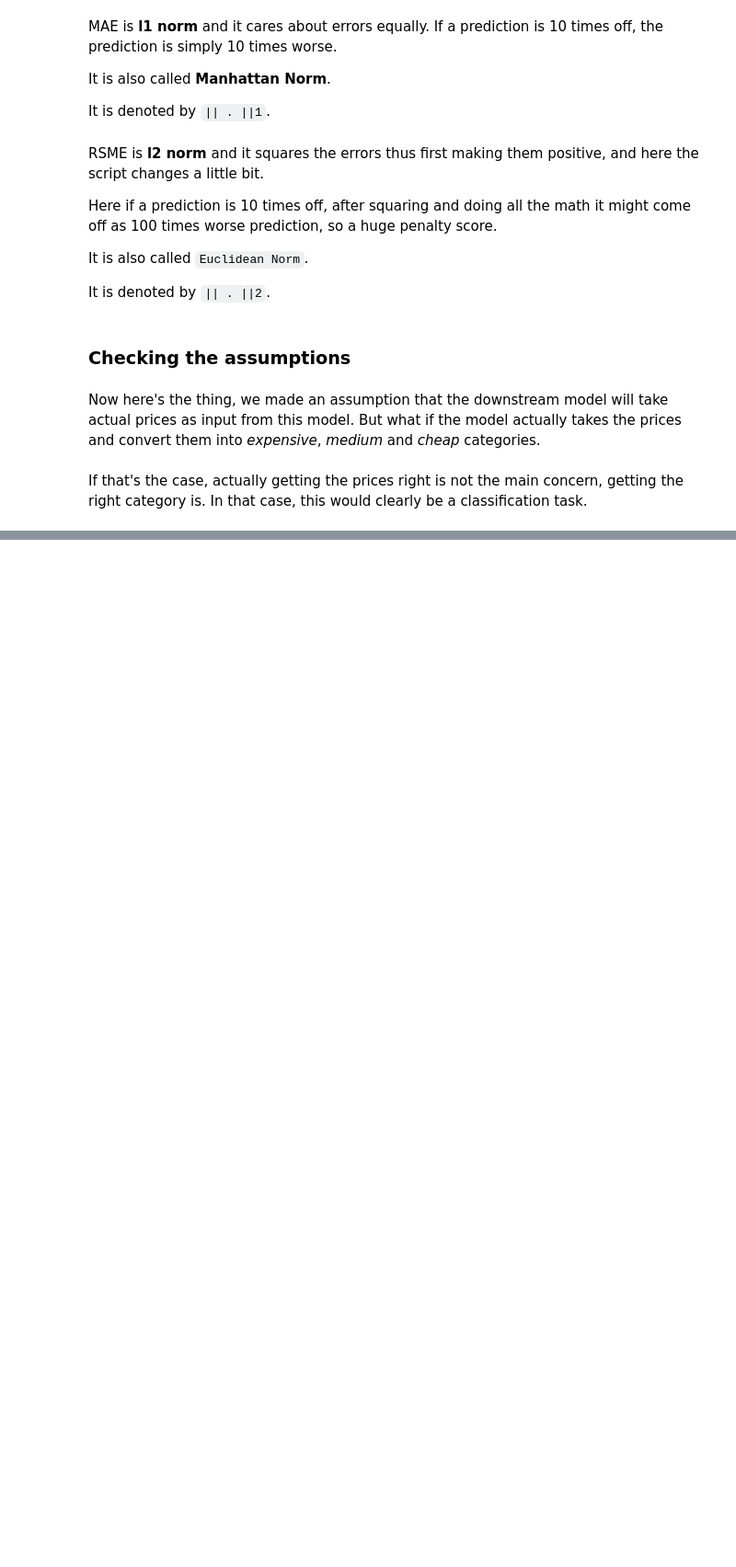
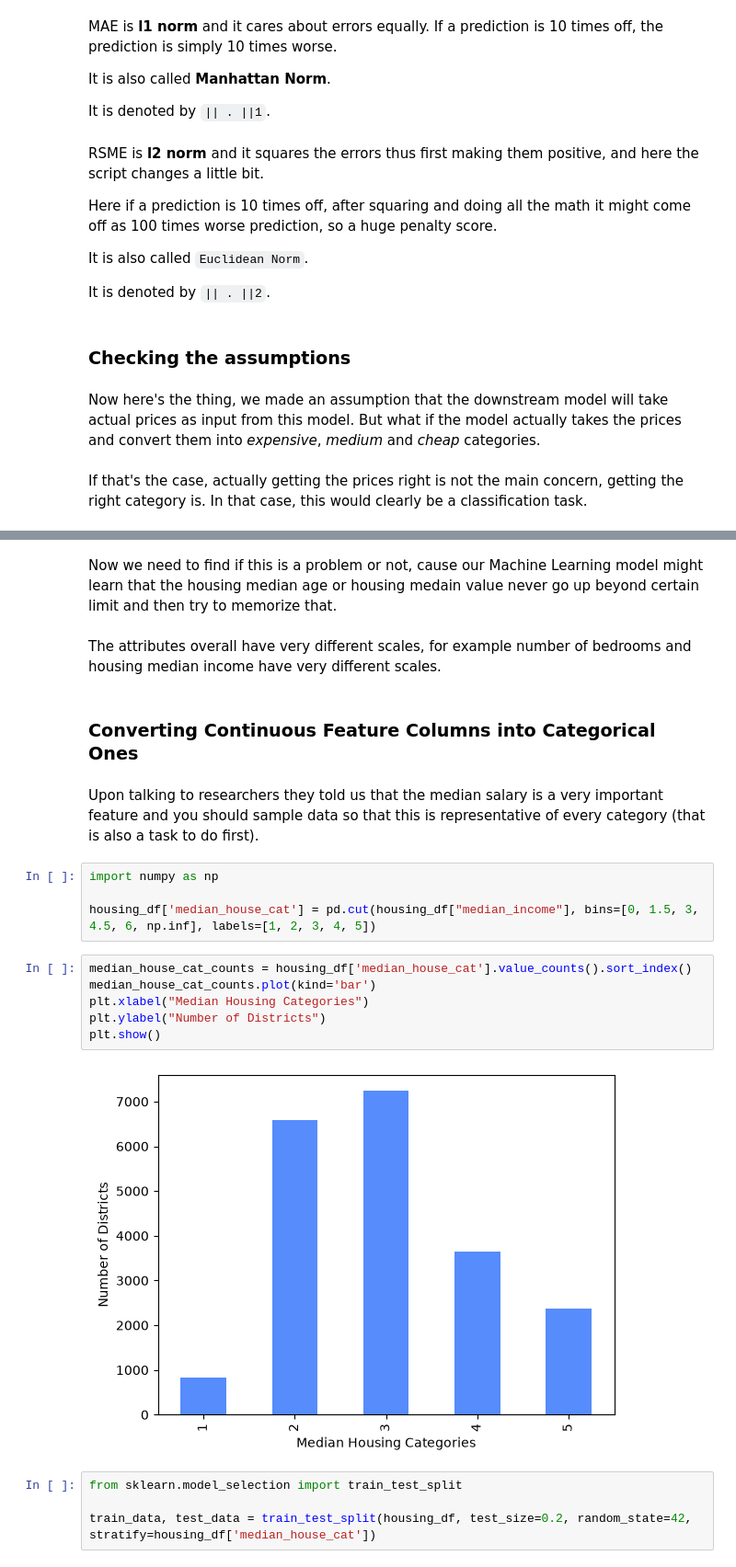
Before and after one commit to Yar-Muhammad-Awaim/hands-on-ml-with-scikit-learn-pytorch, a Jupyter notebook: src/book/chapter2.ipynb, the cells around one changed output, grey strips where cells are left out. Shown at 92% size. Saved outputs shown, nothing was run; the diff lists cells and outputs as text; blank space fills up the shorter version.

```diff
--- a/src/book/chapter2.ipynb
+++ b/src/book/chapter2.ipynb
@@ -81,0 +218,24 @@ If that's the case, actually getting the prices right is not the main concern, g
+# %% [markdown]
+Now we need to find if this is a problem or not, cause our Machine Learning model might learn that the housing median age or housing medain value never go up beyond certain limit and then try to memorize that.
+# %% [markdown]
+The attributes overall have very different scales, for example number of bedrooms and housing median income have very different scales.
+# %% [markdown]
+### Converting Continuous Feature Columns into Categorical Ones
+# %% [markdown]
+Upon talking to researchers they told us that the median salary is a very important feature and you should sample data so that this is representative of every category (that is also a task to do first).
+# %%
+import numpy as np
+
+housing_df['median_house_cat'] = pd.cut(housing_df["median_income"], bins=[0, 1.5, 3, 4.5, 6, np.inf], labels=[1, 2, 3, 4, 5])
+# %%
+median_house_cat_counts = housing_df['median_house_cat'].value_counts().sort_index()
+median_house_cat_counts.plot(kind='bar')
+plt.xlabel("Median Housing Categories")
+plt.ylabel("Number of Districts")
+plt.show()
+# %% [output]
+[figure, added]
+# %%
+from sklearn.model_selection import train_test_split
+
+train_data, test_data = train_test_split(housing_df, test_size=0.2, random_state=42, stratify=housing_df['median_house_cat'])
```
Also changed, not shown: parts of 23 cells of this notebook, 3 other files.
